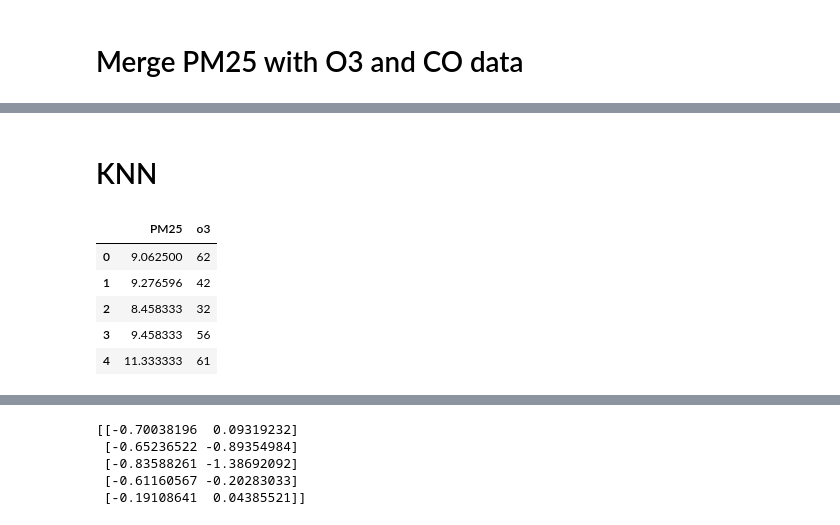
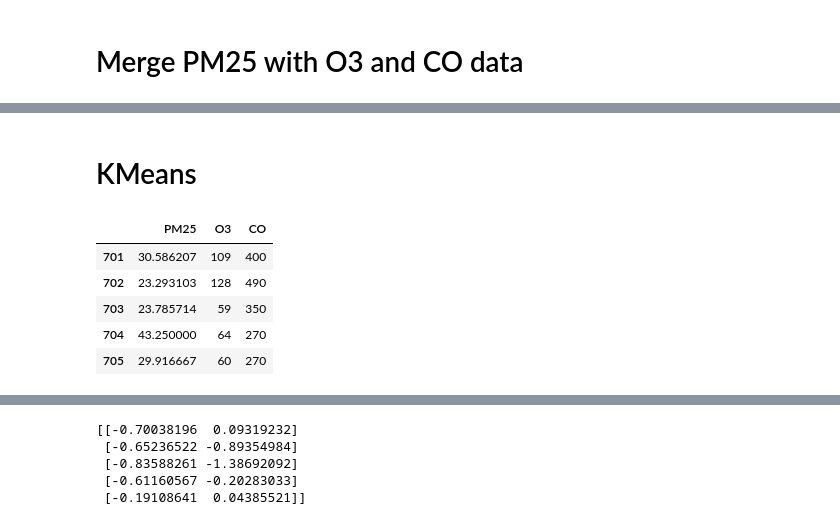
Before and after one commit to Peemajoke/DataSciProject2, a Jupyter notebook: Code/ProjectCode.ipynb, the cells around one changed output, grey strips where cells are left out. Drawn from its saved outputs; the diff is of its cells as text; code cells hidden in the pictures.

```diff
--- a/Code/ProjectCode.ipynb
+++ b/Code/ProjectCode.ipynb
@@ -412,2 +394,0 @@ dfO3
-# %%
-dfO3['provinceNo'] = dfO3['provinceNo'].astype(int)
@@ -423,4 +394,0 @@ dfO3.head()
-# %%
-dfO3['date'] = dfO3['date'].astype(str)
-# %%
-dfO3['date'] = dfO3['date'].apply(lambda x : x[0:4]+"-"+x[4:6]+"-"+x[6:8])
@@ -452,0 +395,5 @@ df_merge.shape
+# %%
+df_merge_temp = dfPM25_filtered.merge(dfO3,on=['date','provinceNo'])
+df_merge = df_merge_temp.merge(dfCO,on=['date','provinceNo'])
+df_merge.rename({"o3":"O3","co":"CO"},axis=1,inplace=True)
+df_merge.head()
@@ -453,14 +407,14 @@ df_merge.shape
 # %% [markdown]
-# KNN
+# KMeans
 # %%
 from sklearn.cluster import KMeans
 # %%
-df20200722 = df_merge[df_merge['date'] == '2020-07-22'].iloc[:,2:]
+df20200722 = df_merge[df_merge['date'] == '2020-12-15'].iloc[:,2:]
 df20200722.head()
 # %% [output]
-|  | PM25 | o3 |
-| 0 | 9.062500 | 62 |
-| 1 | 9.276596 | 42 |
-| 2 | 8.458333 | 32 |
-| 3 | 9.458333 | 56 |
-| 4 | 11.333333 | 61 |
+|  | PM25 | O3 | CO |
+| 701 | 30.586207 | 109 | 400 |
+| 702 | 23.293103 | 128 | 490 |
+| 703 | 23.785714 | 59 | 350 |
+| 704 | 43.250000 | 64 | 270 |
+| 705 | 29.916667 | 60 | 270 |
```
Also changed, not shown: parts of 16 cells of this notebook, 2 other files.
